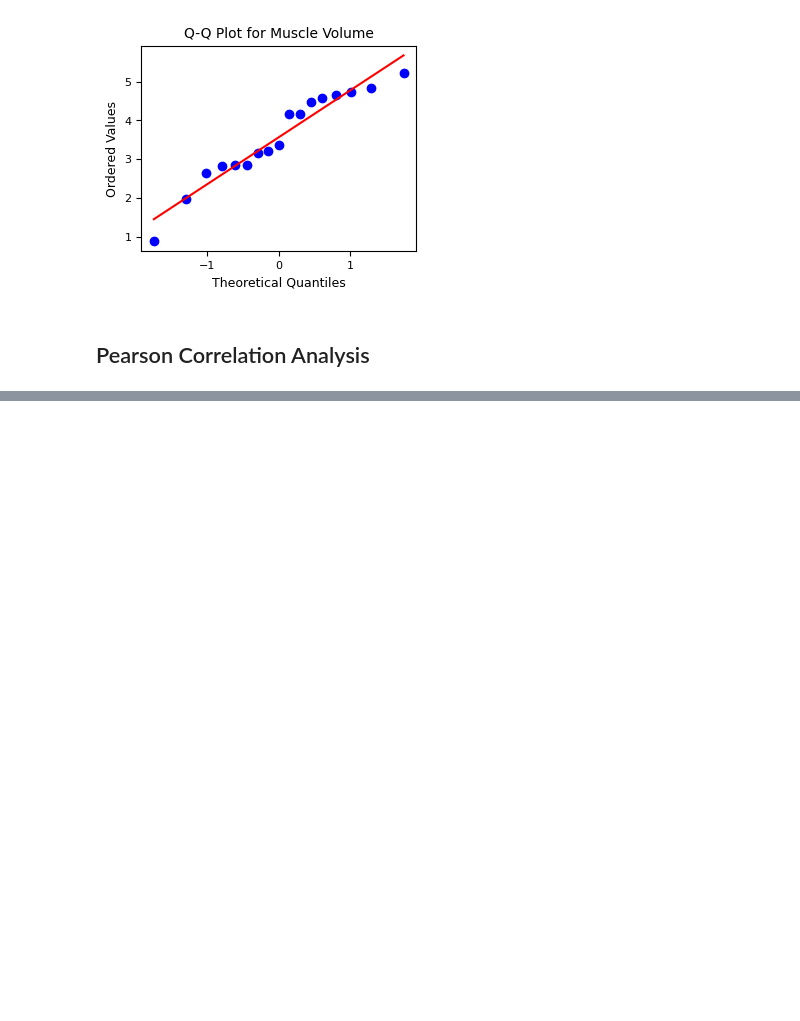
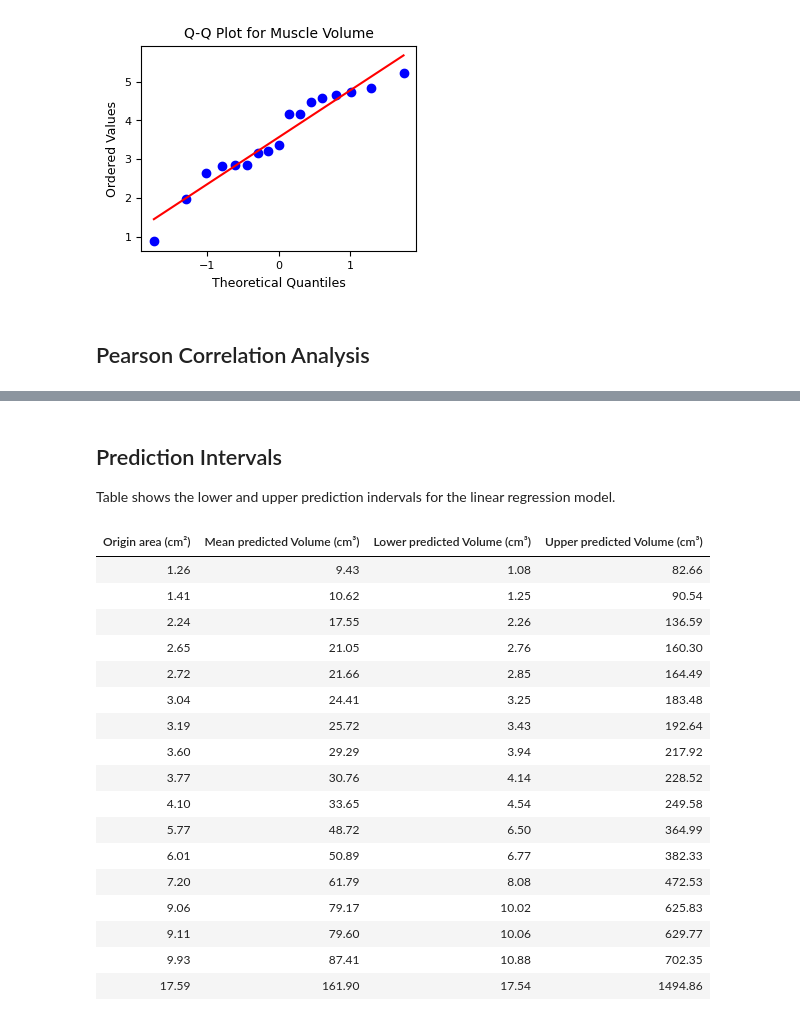
Before and after one commit to JuliaVanBeesel/ShoulderMuscleReconstructions, a Jupyter notebook: MuscVolReco_Code/_build/jupyter_execute/notebooks/Correlation_Analysis_TT.ipynb, the cells around one changed output, grey strips where cells are left out. Cells and saved outputs as stored; diff of their text form; code cells hidden in the pictures; blank space fills up the shorter version.

```diff
--- a/MuscVolReco_Code/_build/jupyter_execute/notebooks/Correlation_Analysis_TT.ipynb
+++ b/MuscVolReco_Code/_build/jupyter_execute/notebooks/Correlation_Analysis_TT.ipynb
@@ -278,0 +289,39 @@ The Regression line equation is: y = 1.08x + 2.00.
+# %% [markdown]
+## Prediction Intervals
+Table shows the lower and upper prediction indervals for the linear regression model.
+# %%
+# Creating a table variable containing all sorted variables and using an exponential transformation to remove the log transformation.
+data = {
+    "Origin area (cm²)": np.exp(x_sorted),
+    "Mean predicted Volume (cm³)": np.exp(y_pred.iloc[sorted_indices]),
+    "Lower predicted Volume (cm³)": np.exp(iv_l_sorted),
+    "Upper predicted Volume (cm³)": np.exp(iv_u_sorted)
+}
+
+# Create a DataFrame
+df = pd.DataFrame(data)
+
+# Display the DataFrame without the index in Jupyter Notebook
+from IPython.display import display
+
+# Hide the index by resetting and dropping it temporarily (for display)
+display(df.style.hide(axis="index").format(precision=2))
+# %% [output]
+| Origin area (cm²) | Mean predicted Volume (cm³) | Lower predicted Volume (cm³) | Upper predicted Volume (cm³) |
+| 1.26 | 9.43 | 1.08 | 82.66 |
+| 1.41 | 10.62 | 1.25 | 90.54 |
+| 2.24 | 17.55 | 2.26 | 136.59 |
+| 2.65 | 21.05 | 2.76 | 160.30 |
+| 2.72 | 21.66 | 2.85 | 164.49 |
+| 3.04 | 24.41 | 3.25 | 183.48 |
+| 3.19 | 25.72 | 3.43 | 192.64 |
+| 3.60 | 29.29 | 3.94 | 217.92 |
+| 3.77 | 30.76 | 4.14 | 228.52 |
+| 4.10 | 33.65 | 4.54 | 249.58 |
+| 5.77 | 48.72 | 6.50 | 364.99 |
+| 6.01 | 50.89 | 6.77 | 382.33 |
+| 7.20 | 61.79 | 8.08 | 472.53 |
+| 9.06 | 79.17 | 10.02 | 625.83 |
+| 9.11 | 79.60 | 10.06 | 629.77 |
+| 9.93 | 87.41 | 10.88 | 702.35 |
+| 17.59 | 161.90 | 17.54 | 1494.86 |
```
Also changed, not shown: parts of 4 cells of this notebook, 34 other files.
